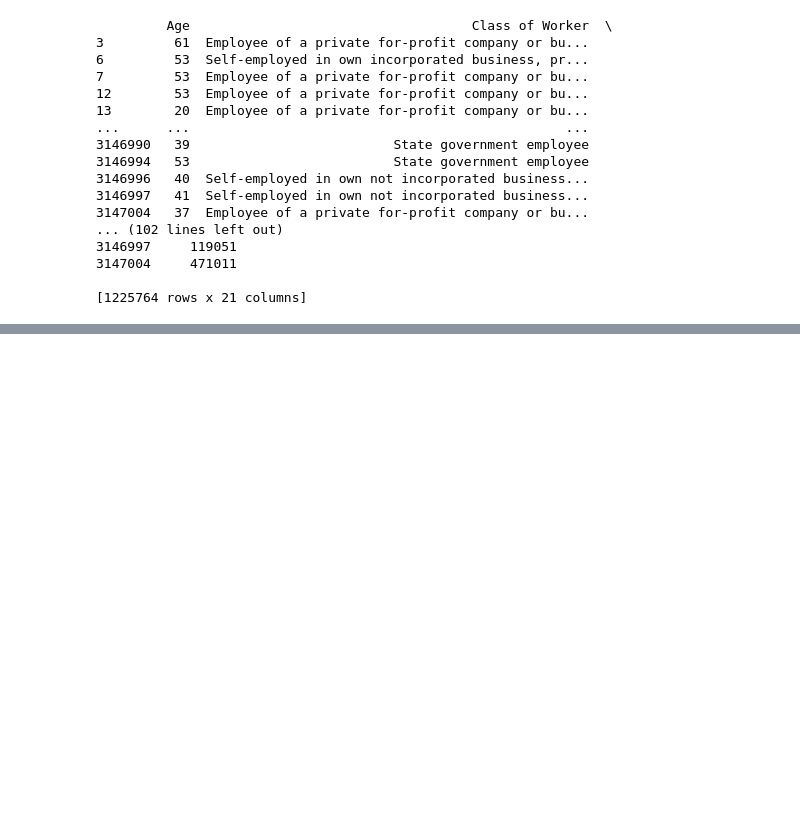
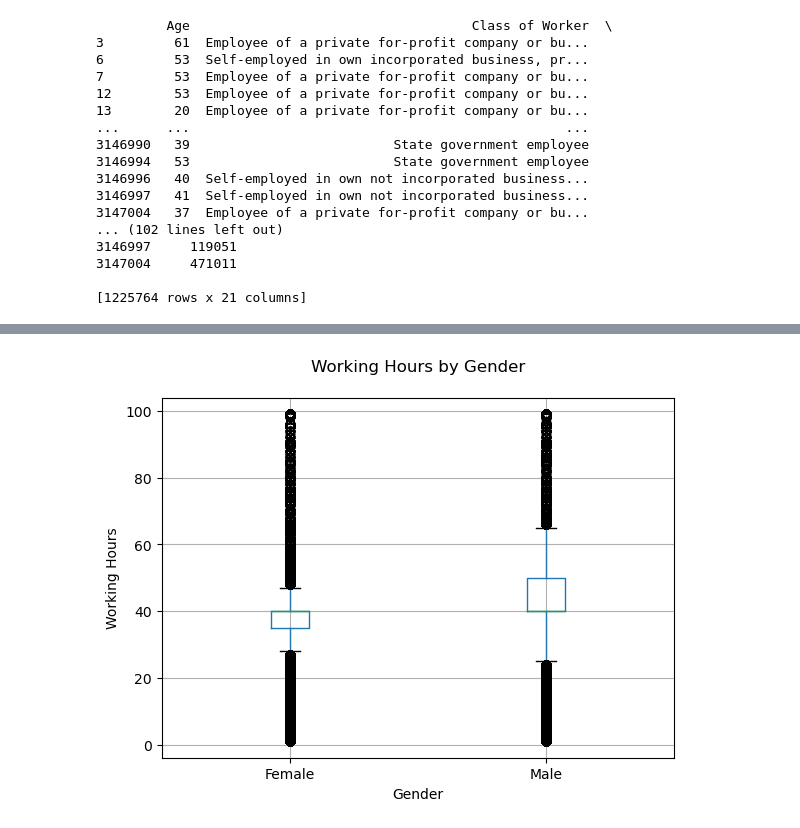
Before and after one commit to s-li1/COMP5310, a Jupyter notebook: assg1.ipynb, the cells around one changed output, grey strips where cells are left out. Saved outputs shown, nothing was run; the diff lists cells and outputs as text; code cells hidden in the pictures; blank space fills up the shorter version.

```diff
--- a/assg1.ipynb
+++ b/assg1.ipynb
@@ -226,0 +244,10 @@ print(dataset_cleaned)
+# %%
+ax = dataset_cleaned.boxplot(column='Hours Worked', by='Sex')
+plt.suptitle('Working Hours by Gender')
+plt.xlabel('Gender')
+plt.ylabel('Working Hours')
+plt.xticks(rotation=0)
+plt.title('')
+plt.show()
+# %% [output]
+[figure, added]
```
Also changed, not shown: parts of 6 cells of this notebook.
